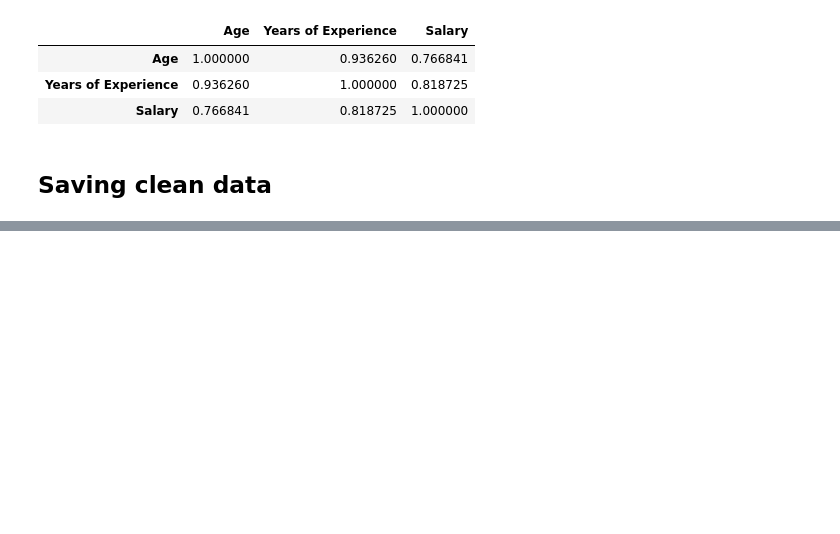
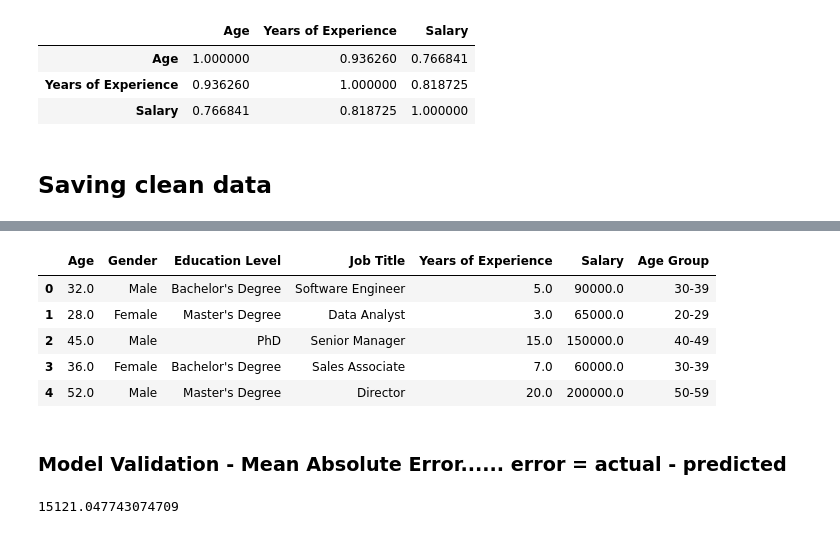
Before and after one commit to mujeeb-gh/SalaryDataAnanlysis, a Jupyter notebook: clean_salary.ipynb, the cells around one changed output, grey strips where cells are left out. Saved outputs shown, nothing was run; the diff lists cells and outputs as text; code cells hidden in the pictures; blank space fills up the shorter version.

Commit message:
Built Models for the data

```diff
--- a/clean_salary.ipynb
+++ b/clean_salary.ipynb
@@ -501,0 +575,18 @@ clean_data.to_csv("Clean_Salary_Data.csv")
+# %%
+salary_df.head()
+# %% [output]
+|  | Age | Gender | Education Level | Job Title | Years of Experience | Salary | Age Group |
+| 0 | 32.0 | Male | Bachelor's Degree | Software Engineer | 5.0 | 90000.0 | 30-39 |
+| 1 | 28.0 | Female | Master's Degree | Data Analyst | 3.0 | 65000.0 | 20-29 |
+| 2 | 45.0 | Male | PhD | Senior Manager | 15.0 | 150000.0 | 40-49 |
+| 3 | 36.0 | Female | Bachelor's Degree | Sales Associate | 7.0 | 60000.0 | 30-39 |
+| 4 | 52.0 | Male | Master's Degree | Director | 20.0 | 200000.0 | 50-59 |
+# %% [markdown]
+### Model Validation - Mean Absolute Error...... error = actual - predicted
+# %%
+from sklearn.metrics import mean_absolute_error
+
+salary_prediction = salary_model.predict(X)
+mean_absolute_error(y, salary_prediction)
+# %% [output]
+15121.047743074709
```
Also changed, not shown: parts of 28 cells of this notebook.
